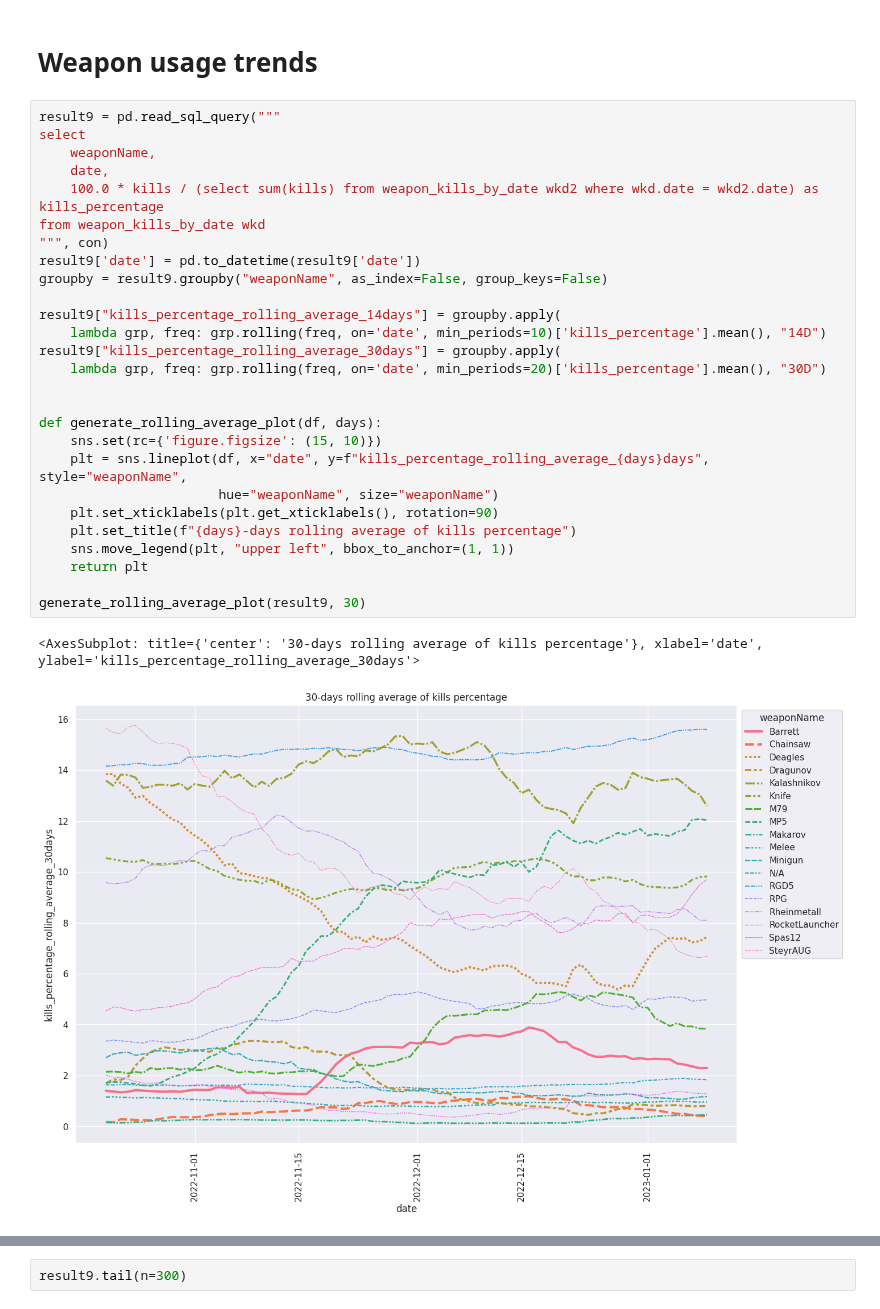
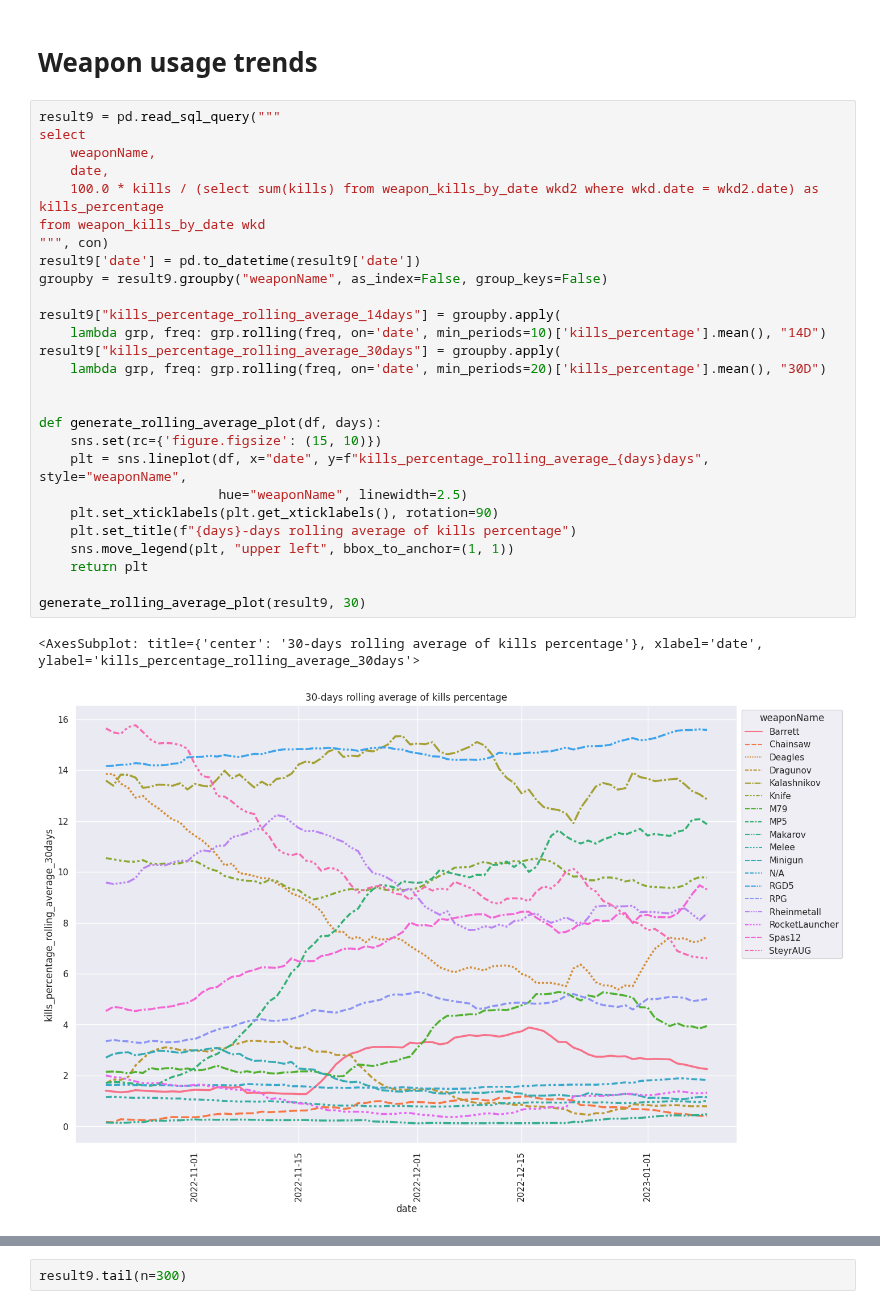
Before and after one commit to s2vndl/s2_1st_tournament_stats, a Jupyter notebook: weapon_usage_trends.ipynb, the cells around one changed output, grey strips where cells are left out. Drawn from its saved outputs; the diff is of its cells as text.

```diff
--- a/weapon_usage_trends.ipynb
+++ b/weapon_usage_trends.ipynb
@@ -59,33 +59,33 @@ pd.read_sql_query(query,
 # %%
 result9 = pd.read_sql_query("""
 select
     weaponName,
     date,
     100.0 * kills / (select sum(kills) from weapon_kills_by_date wkd2 where wkd.date = wkd2.date) as kills_percentage
 from weapon_kills_by_date wkd
 """, con)
 result9['date'] = pd.to_datetime(result9['date'])
 groupby = result9.groupby("weaponName", as_index=False, group_keys=False)
 
 result9["kills_percentage_rolling_average_14days"] = groupby.apply(
     lambda grp, freq: grp.rolling(freq, on='date', min_periods=10)['kills_percentage'].mean(), "14D")
 result9["kills_percentage_rolling_average_30days"] = groupby.apply(
     lambda grp, freq: grp.rolling(freq, on='date', min_periods=20)['kills_percentage'].mean(), "30D")
 
 
 def generate_rolling_average_plot(df, days):
     sns.set(rc={'figure.figsize': (15, 10)})
     plt = sns.lineplot(df, x="date", y=f"kills_percentage_rolling_average_{days}days", style="weaponName",
-                       hue="weaponName", size="weaponName")
+                       hue="weaponName", linewidth=2.5)
     plt.set_xticklabels(plt.get_xticklabels(), rotation=90)
     plt.set_title(f"{days}-days rolling average of kills percentage")
     sns.move_legend(plt, "upper left", bbox_to_anchor=(1, 1))
     return plt
 
 generate_rolling_average_plot(result9, 30)
 # %% [output]
 <AxesSubplot: title={'center': '30-days rolling average of kills percentage'}, xlabel='date', ylabel='kills_percentage_rolling_average_30days'>
-[figure, old version]
+[figure, new version]
 # %%
 generate_rolling_average_plot(result9, 14)
 # %% [output]
```
Also changed, not shown: parts of 1 cell of this notebook, 2 other files.
